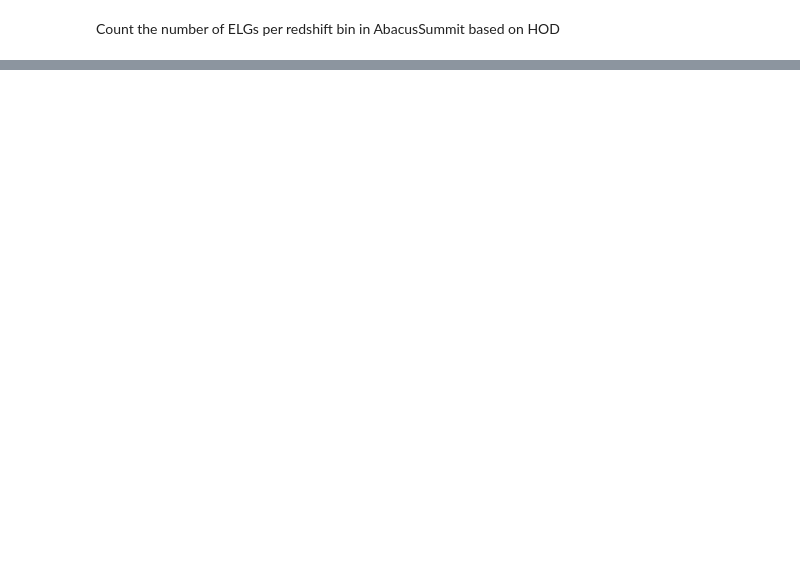
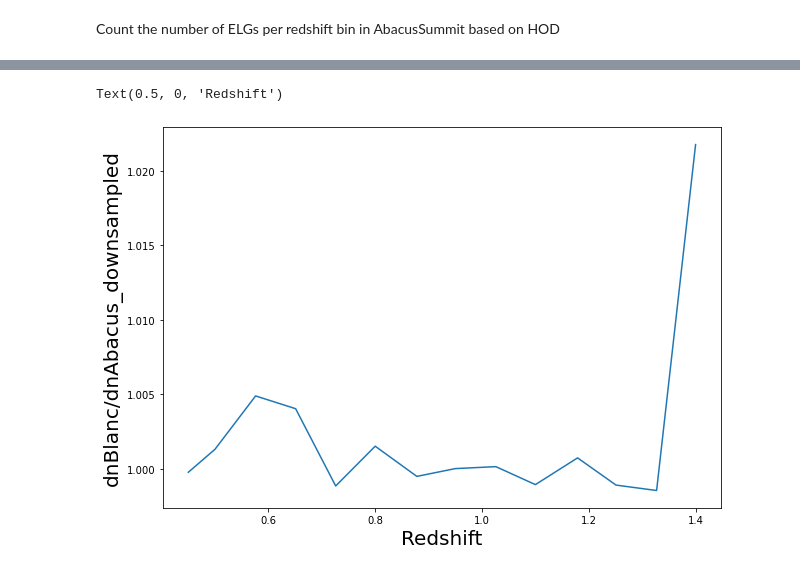
Before and after one commit to tanveerkarim/desi-lensing-cc, a Jupyter notebook: light_cones/test_gal_cat.ipynb, the cells around one changed output, grey strips where cells are left out. Cells and saved outputs as stored; diff of their text form; code cells hidden in the pictures; blank space fills up the shorter version.

```diff
--- a/light_cones/test_gal_cat.ipynb
+++ b/light_cones/test_gal_cat.ipynb
@@ -270,0 +359,8 @@ dtype: float64
+# %%
+plt.figure(figsize = fsize)
+plt.plot(zmid_abacus, dn/dn_abacus_downsampled)
+plt.ylabel("dnBlanc/dnAbacus_downsampled", fontsize = fs)
+plt.xlabel("Redshift", fontsize = fs)
+# %% [output]
+Text(0.5, 0, 'Redshift')
+[figure, added]
```
Also changed, not shown: parts of 28 cells of this notebook, 1 other file.
